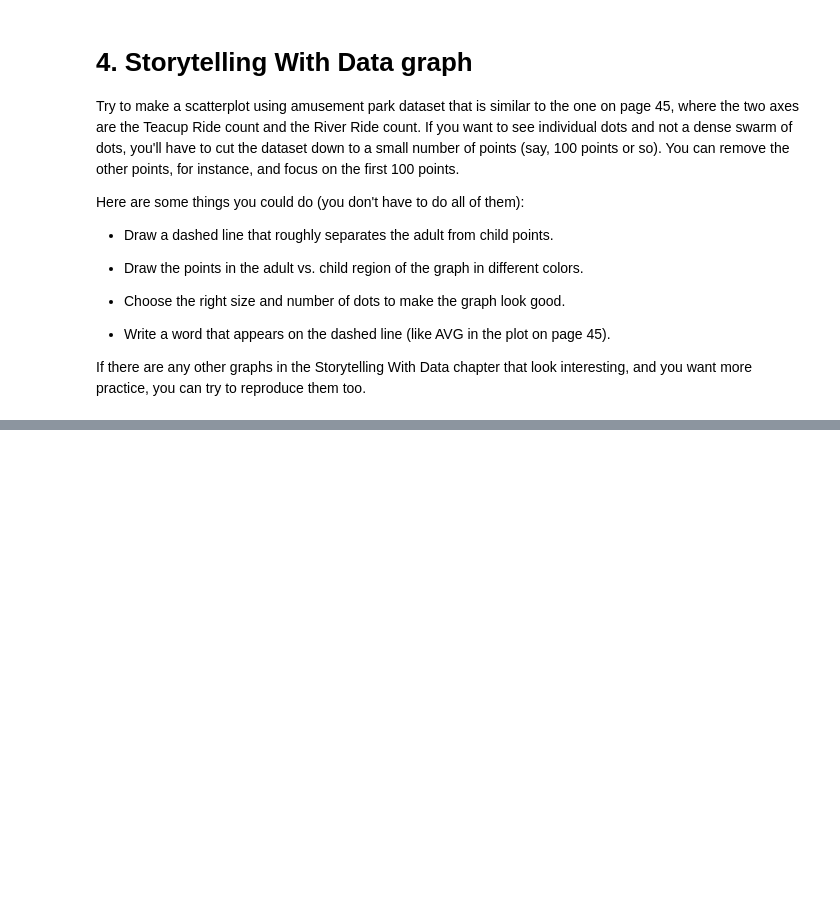
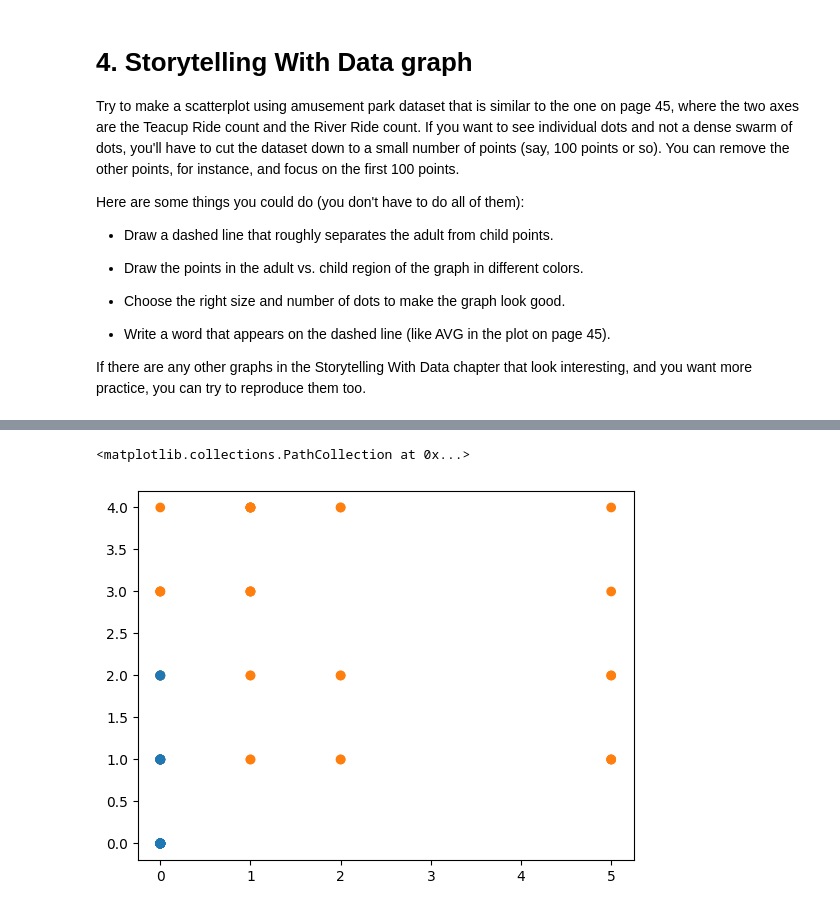
Before and after one commit to Haleymussary00/Module-B-semester-2, a Jupyter notebook: Week3.ipynb, the cells around one changed output, grey strips where cells are left out. Saved outputs shown, nothing was run; the diff lists cells and outputs as text; code cells hidden in the pictures; blank space fills up the shorter version.

```diff
--- a/Week3.ipynb
+++ b/Week3.ipynb
@@ -579,0 +656,3 @@ If there are any other graphs in the Storytelling With Data chapter that look in
+# %%
+# Take the first 100 rows to avoid clutter
+df_sample = df.head(100)
@@ -579,0 +663,7 @@ If there are any other graphs in the Storytelling With Data chapter that look in
+# %%
+# Simple Plot just to Visualize Patterns
+
+plt.scatter(df_sample['TeacupRide'], df_sample['RiverRide'], c=df_sample['IsAdult'].map({True:'#1f77b4', False:'#ff7f0e'}),)
+# %% [output]
+<matplotlib.collections.PathCollection at 0x...>
+[figure, added]
```
Also changed, not shown: parts of 6 cells of this notebook.
